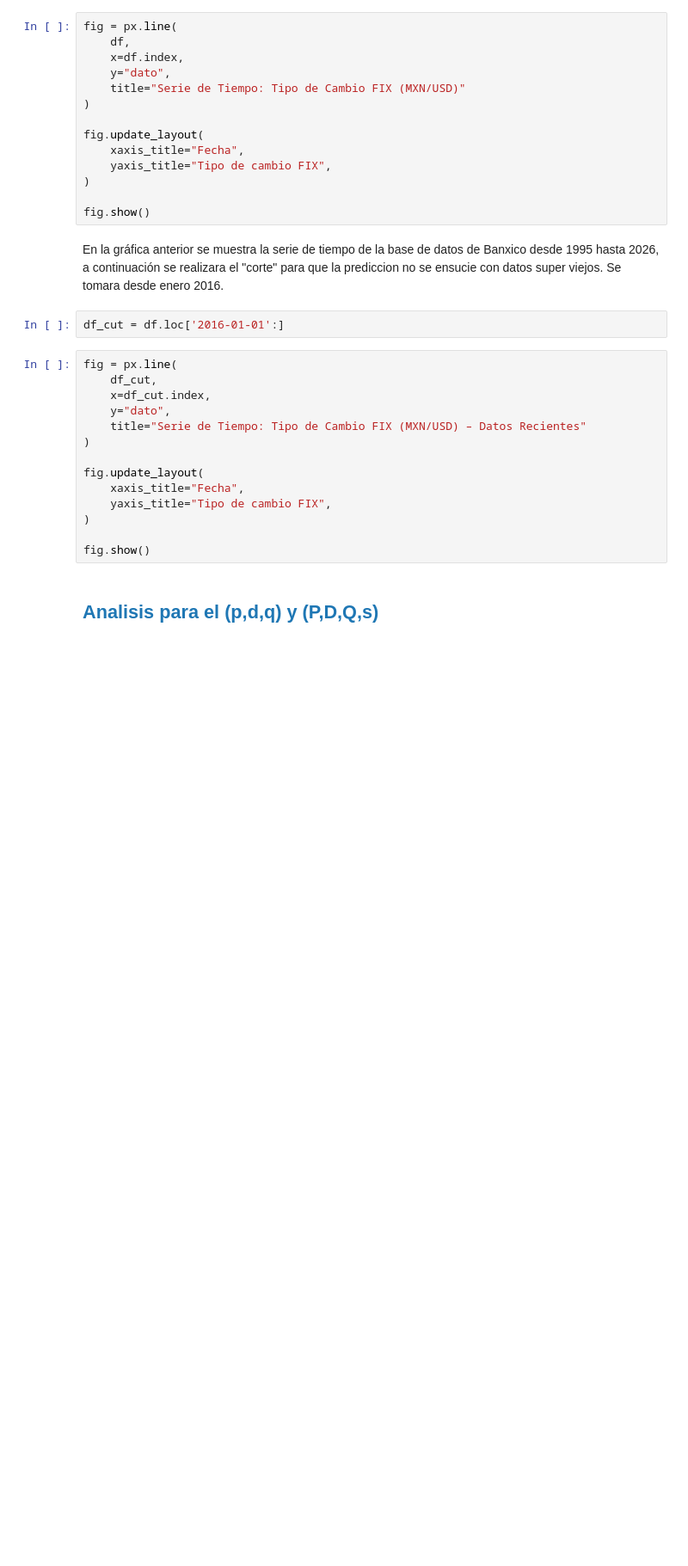
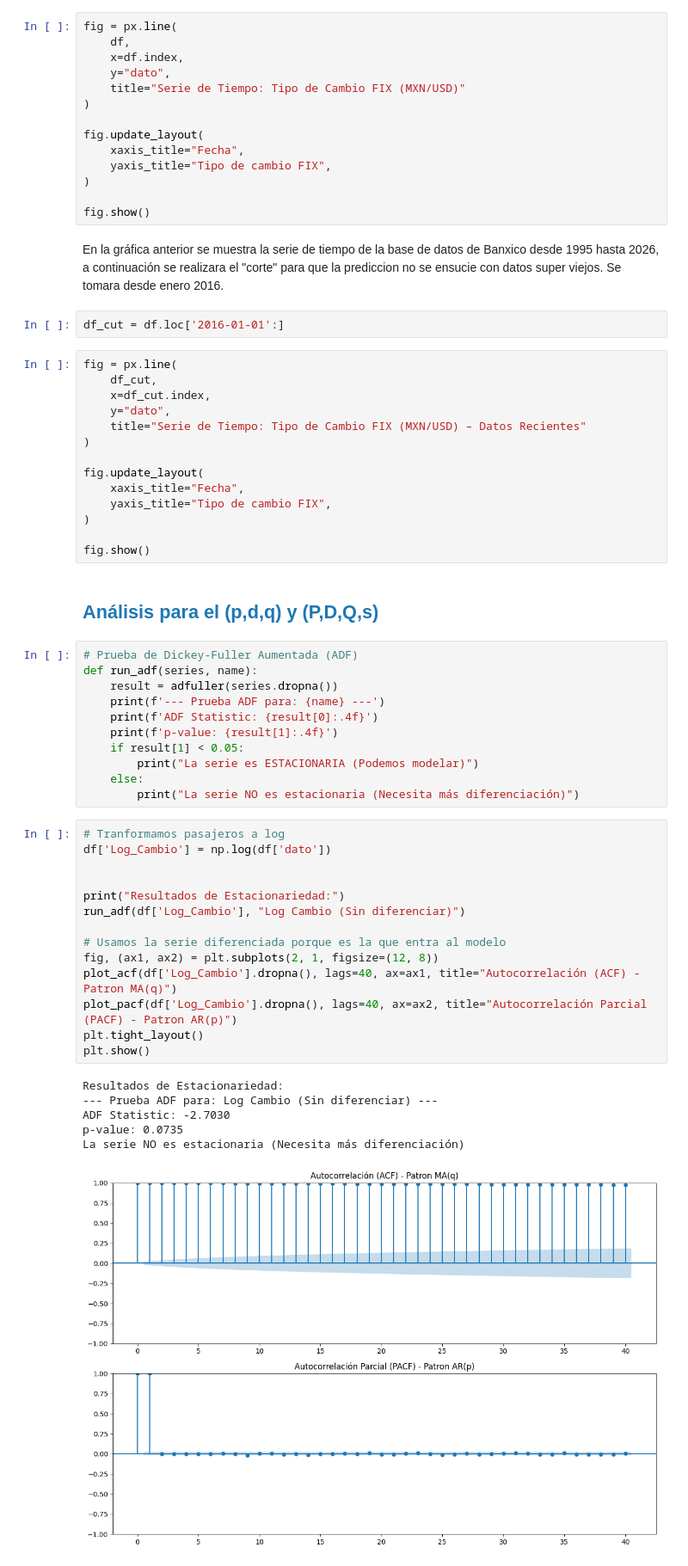
Before and after one commit to AissaBerenice/SARIMAX-API-Banxico, a Jupyter notebook: SARIMAX_BANXICO.ipynb, the cells around one changed output. Shown at 86% size. Saved outputs shown, nothing was run; the diff lists cells and outputs as text; blank space fills up the shorter version.

Commit message:
analisis de estacionariedad p,d, q

```diff
--- a/SARIMAX_BANXICO.ipynb
+++ b/SARIMAX_BANXICO.ipynb
@@ -91,5 +98,37 @@ fig.update_layout(
 )
 
 fig.show()
-# %% [markdown]
-<h2 style="color:#1f77b4;">Analisis para el (p,d,q) y (P,D,Q,s)</h2>
+# %% [markdown]
+<h2 style="color:#1f77b4;">Análisis para el (p,d,q) y (P,D,Q,s)</h2>
+# %%
+# Prueba de Dickey-Fuller Aumentada (ADF)
+def run_adf(series, name):
+    result = adfuller(series.dropna())
+    print(f'--- Prueba ADF para: {name} ---')
+    print(f'ADF Statistic: {result[0]:.4f}')
+    print(f'p-value: {result[1]:.4f}')
+    if result[1] < 0.05:
+        print("La serie es ESTACIONARIA (Podemos modelar)")
+    else:
+        print("La serie NO es estacionaria (Necesita más diferenciación)")
+# %%
+# Tranformamos pasajeros a log
+df['Log_Cambio'] = np.log(df['dato'])
+
+
+print("Resultados de Estacionariedad:")
+run_adf(df['Log_Cambio'], "Log Cambio (Sin diferenciar)")
+
+# Usamos la serie diferenciada porque es la que entra al modelo
+fig, (ax1, ax2) = plt.subplots(2, 1, figsize=(12, 8))
+plot_acf(df['Log_Cambio'].dropna(), lags=40, ax=ax1, title="Autocorrelación (ACF) - Patron MA(q)")
+plot_pacf(df['Log_Cambio'].dropna(), lags=40, ax=ax2, title="Autocorrelación Parcial (PACF) - Patron AR(p)")
+plt.tight_layout()
+plt.show()
+# %% [output]
+Resultados de Estacionariedad:
+--- Prueba ADF para: Log Cambio (Sin diferenciar) ---
+ADF Statistic: -2.7030
+p-value: 0.0735
+La serie NO es estacionaria (Necesita más diferenciación)
+[figure, added]
```
Also changed, not shown: parts of 3 cells of this notebook.
